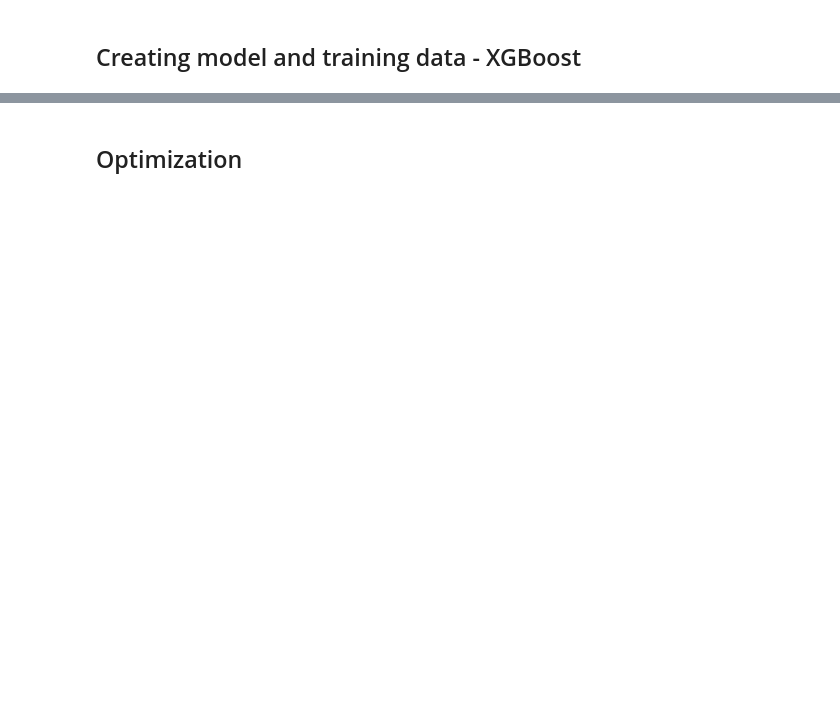
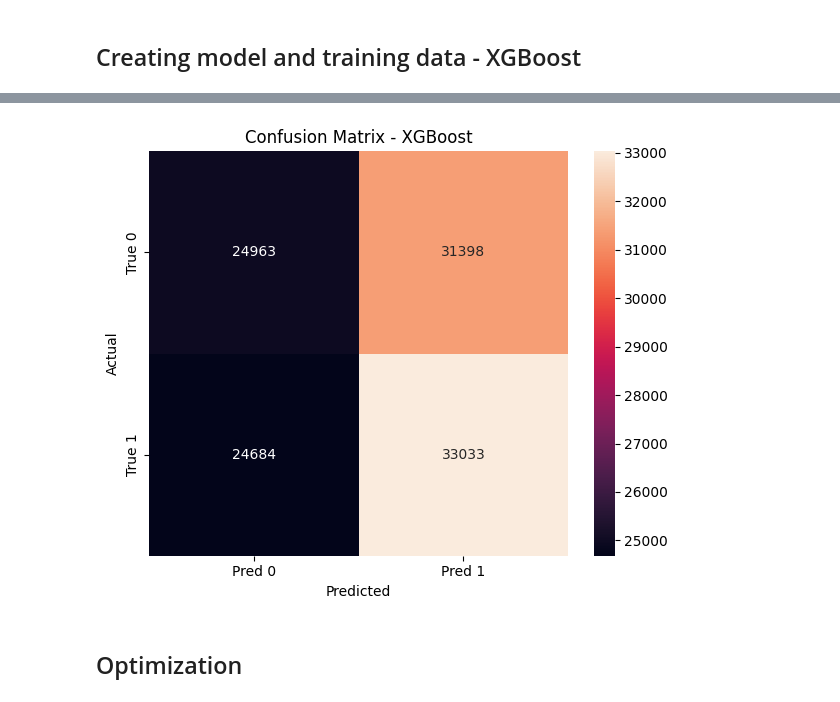
Before and after one commit to 4GeeksAcademy/sp-ml-20-final-project-g3, a Jupyter notebook: notebooks/final-models/boosting-eda9.ipynb, the cells around one changed output, grey strips where cells are left out. Cells and saved outputs as stored; diff of their text form; code cells hidden in the pictures; blank space fills up the shorter version.

```diff
--- a/notebooks/final-models/boosting-eda9.ipynb
+++ b/notebooks/final-models/boosting-eda9.ipynb
@@ -42,4 +33,4 @@ xgb_model = XGBClassifier(n_estimators=100, learning_rate=0.1, max_depth=3,
                           subsample=0.8, colsample_bytree=0.8, eval_metric='logloss', random_state=42, n_jobs=-1)
 
 # Train the model
-xgb_model.fit(X_train_scaled, y_train.values.ravel())
+xgb_model.fit(X_train, y_train.values.ravel())
@@ -46,7 +52,7 @@ xgb_model.fit(X_train_scaled, y_train.values.ravel())
 # %%
 # Make predictions on the test set
-y_pred = xgb_model.predict(X_test_scaled)
-y_proba = xgb_model.predict_proba(X_test_scaled)[:, 1]
+y_pred = xgb_model.predict(X_test)
+y_proba = xgb_model.predict_proba(X_test)[:, 1]
 # %%
 # Evaluate accuracy and other metrics
 model_accuracy = accuracy_score(y_test, y_pred)
@@ -66,10 +86,13 @@ df_report
 # %%
 # Plotting confussion matrix
 plt.figure(figsize=(6, 5))
 sns.heatmap(model_cm, annot=True, fmt='d', xticklabels=['Pred 0', 'Pred 1'], yticklabels=['True 0', 'True 1'])
 
 plt.title('Confusion Matrix - XGBoost')
-plt.ylabel('True label')
-plt.xlabel('Predicted label')
+plt.ylabel('Actual')
+plt.xlabel('Predicted')
+
 plt.tight_layout()
 plt.show()
+# %% [output]
+[figure, added]
```
Also changed, not shown: parts of 22 cells of this notebook, 1 other file.
